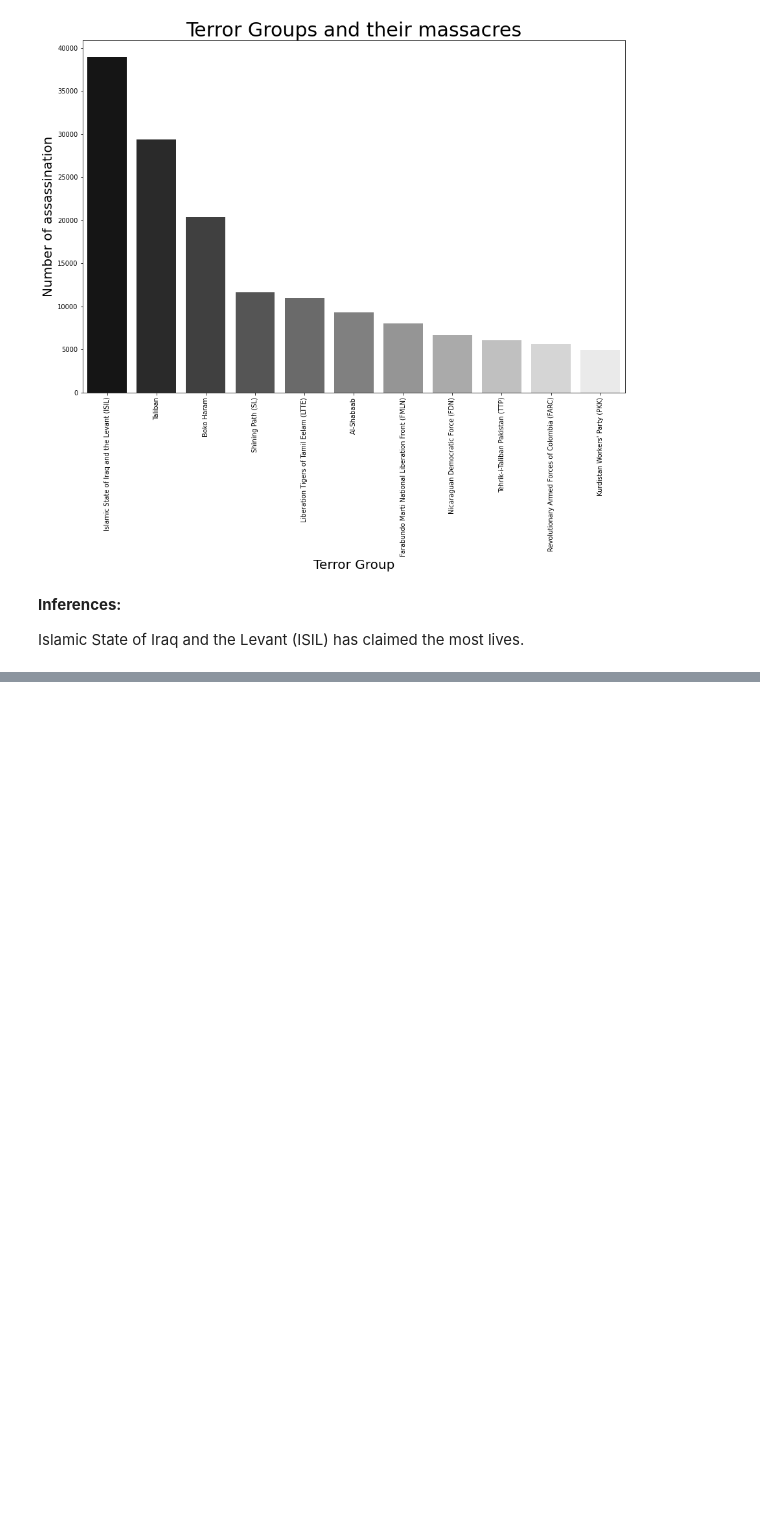
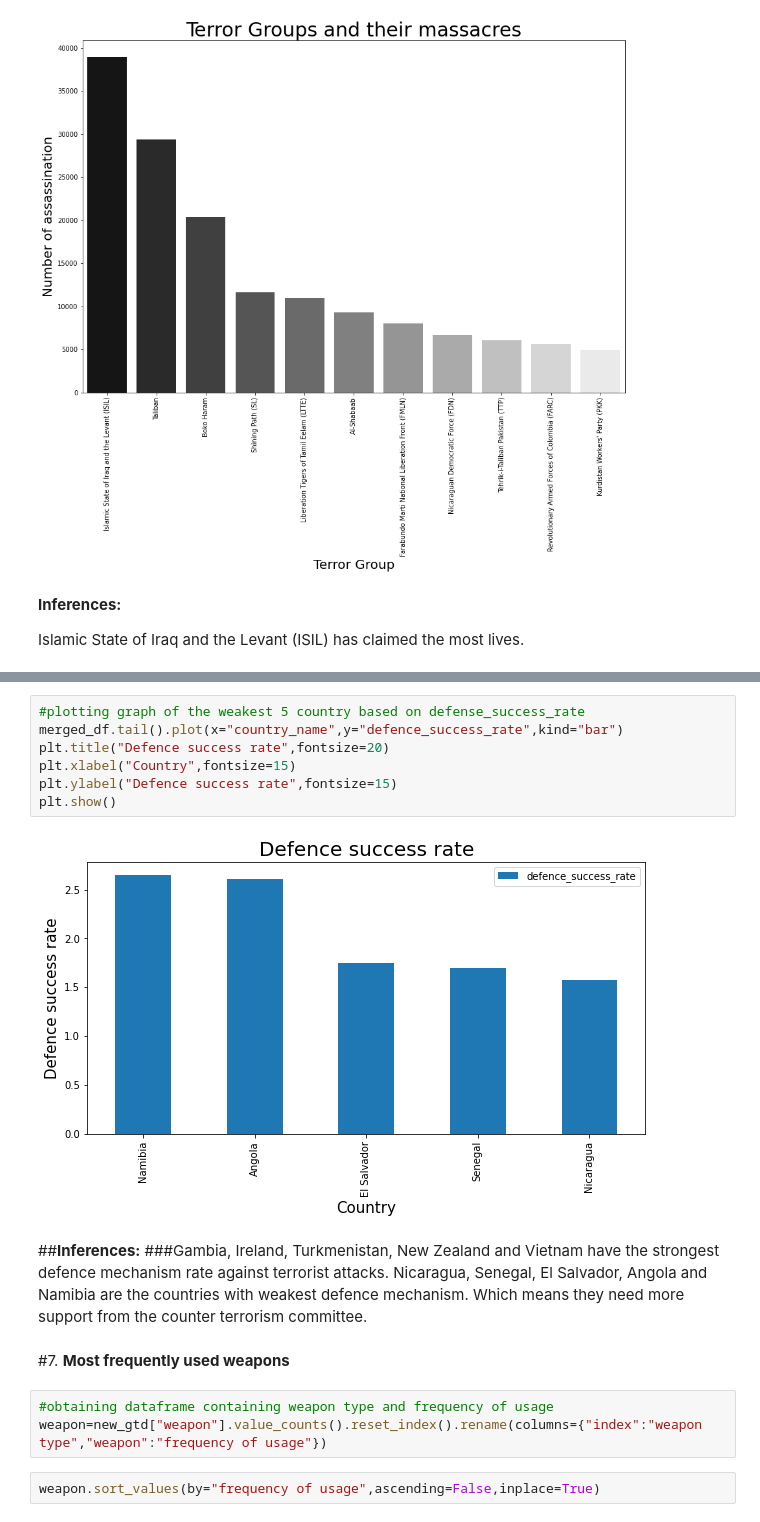
Before and after one commit to nivyathiruvoth/Global-Terrorism-Analysis, a Jupyter notebook: EDA_Global_Terrorism_Analysis.ipynb, the cells around one changed output, grey strips where cells are left out. Drawn from its saved outputs; the diff is of its cells as text; blank space fills up the shorter version.

Commit message:
Third Commit EDA

```diff
--- a/EDA_Global_Terrorism_Analysis.ipynb
+++ b/EDA_Global_Terrorism_Analysis.ipynb
@@ -415,0 +577,19 @@ Islamic State of Iraq and the Levant (ISIL)	has claimed the most lives.
+# %%
+#plotting graph of the weakest 5 country based on defense_success_rate
+merged_df.tail().plot(x="country_name",y="defence_success_rate",kind="bar")
+plt.title("Defence success rate",fontsize=20)
+plt.xlabel("Country",fontsize=15)
+plt.ylabel("Defence success rate",fontsize=15)
+plt.show()
+# %% [output]
+[figure, added]
+# %% [markdown]
+##**Inferences:**
+###Gambia, Ireland, Turkmenistan, New Zealand and Vietnam have the strongest defence mechanism rate against terrorist attacks. Nicaragua, Senegal, El Salvador, Angola and Namibia are the countries with weakest defence mechanism. Which means they need more support from the counter terrorism committee.
+# %% [markdown]
+#7. **Most frequently used weapons**
+# %%
+#obtaining dataframe containing weapon type and frequency of usage
+weapon=new_gtd["weapon"].value_counts().reset_index().rename(columns={"index":"weapon type","weapon":"frequency of usage"})
+# %%
+weapon.sort_values(by="frequency of usage",ascending=False,inplace=True)
```
Also changed, not shown: parts of 25 cells of this notebook.
